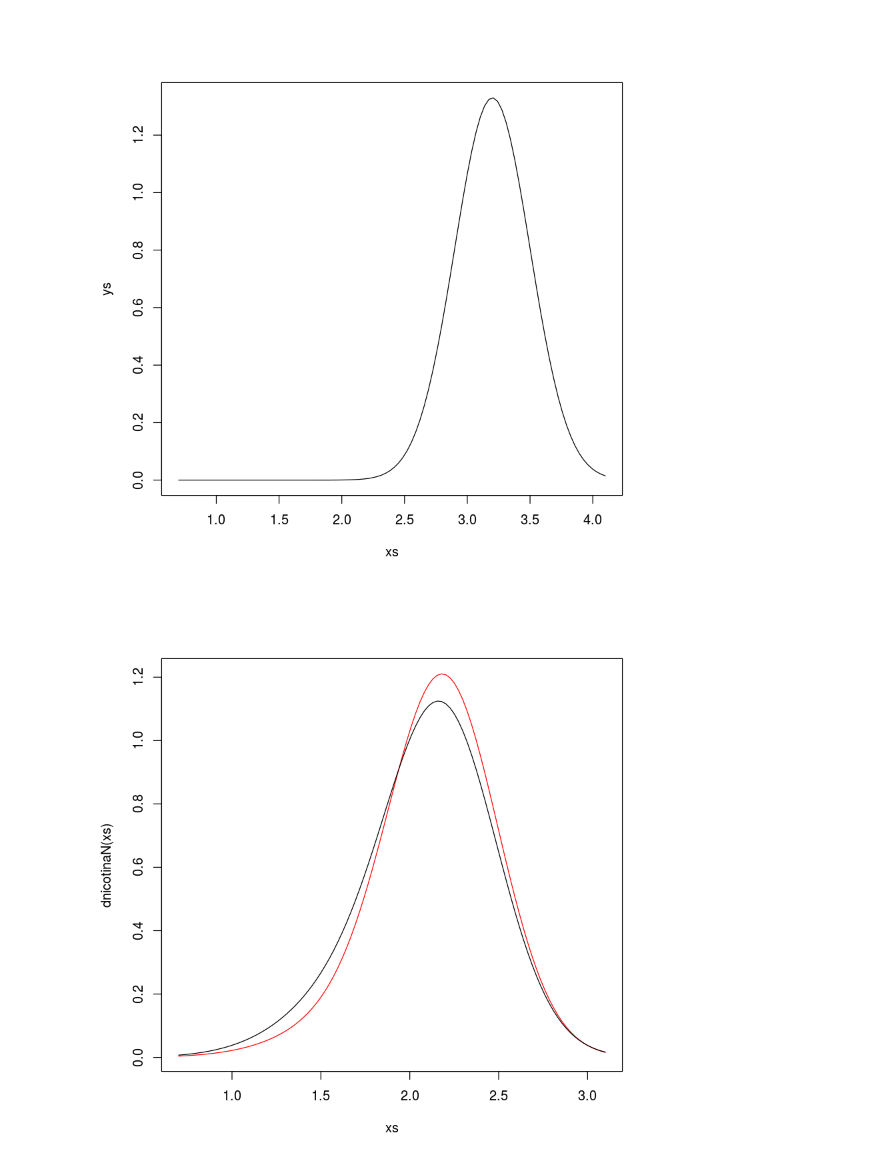
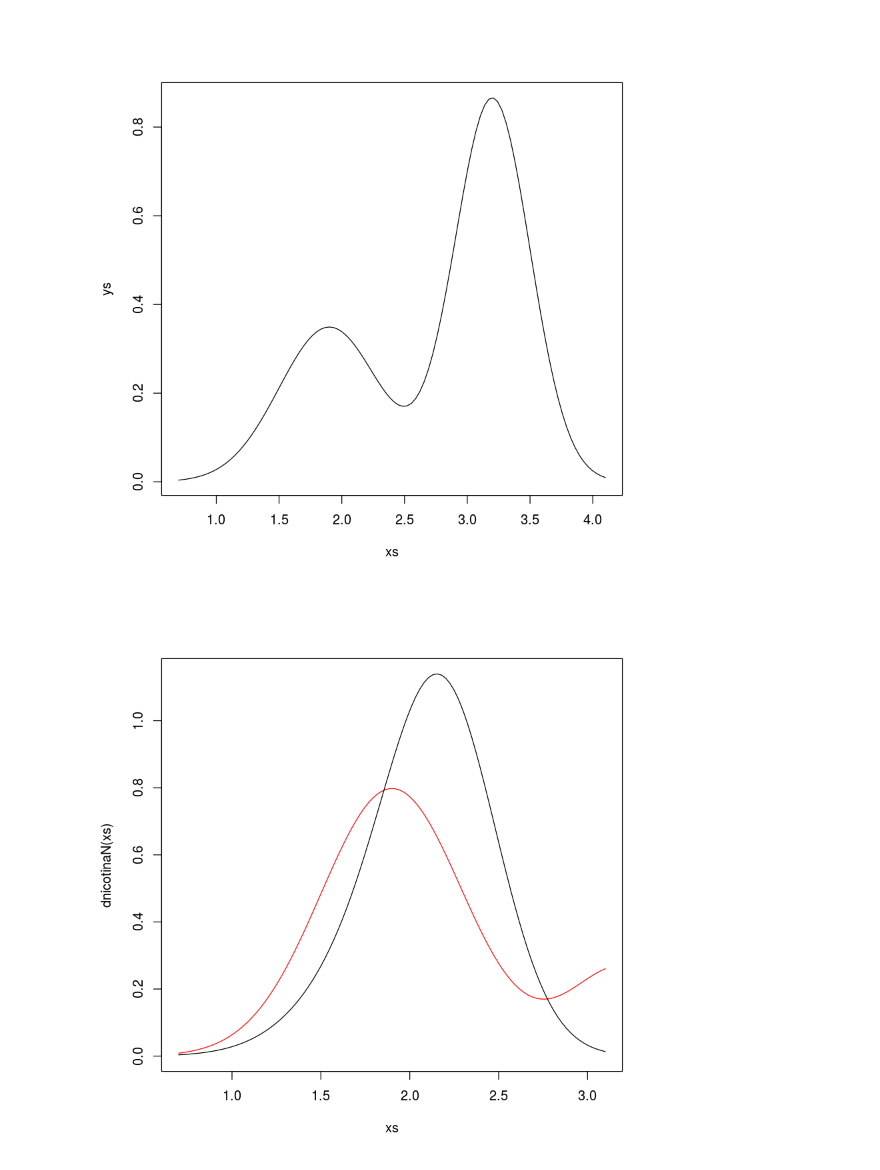
Before and after one commit to m2march/tp_final_r, a Jupyter notebook: Lista_4.ipynb, the cells around one changed output. Saved outputs shown, nothing was run; the diff lists cells and outputs as text; code cells hidden in the pictures.

```diff
--- a/Lista_4.ipynb
+++ b/Lista_4.ipynb
@@ -20,29 +71,30 @@ class.optim.variedad = function(nnicotina) {
 # %%
 ## Ej 8
 xs = seq(0.7, 4.1, length=100)
-ys = dnorm(xs, 3.2, sqrt(0.09))
+ys = dnorm(xs, 1.9, sqrt(0.16)) * P_TIPO_1 + dnorm(xs, 3.2, sqrt(0.09)) * P_TIPO_2
 plot(xs, ys, type='l')
 # %% [output]
-[figure, old version]
+[figure, new version]
 # %%
 ## Ej 10
-gen <- function(pp, dd) {
+gen <- function(pp, mus, sigmasqs) {
     function(t) {
             acum = 0
             for (i in 1:length(pp)) {
-                acum = acum + pp[i] * dd[[i]](t)
+                acum = acum + pp[i] * dnorm(t, mus[i], sqrt(sigmasqs[i]))
             }
             return(acum)
         }
 }
-dnicotinaX <- gen(c(0.35, 0.65), c(dt1, dt2))
-dnicotinaN <- gen(c(0.2, 0.8), c(dt1, dt2))
+dnicotinaX <- gen(c(0.35, 0.65), c(1.9, 2.2), c(0.16, 0.09))
+dnicotinaN <- gen(c(0.8, 0.2), c(1.9, 3.2), c(0.16, 0.09))
 
 
 xs = seq(0.7, 3.1, length=100)
-plot(xs, dnicotinaN(xs), type='l', col='red')
+ymax = max(c(dnicotinaN(xs), dnicotinaX(xs)))
+plot(xs, dnicotinaN(xs), type='l', col='red', ylim=c(0, ymax))
 lines(xs, dnicotinaX(xs), type='l', col='black')
 # %% [output]
-[figure, old version]
+[figure, new version]
 # %%
 ## Ej 11
```
Also changed, not shown: parts of 11 cells of this notebook, 2 other files.
